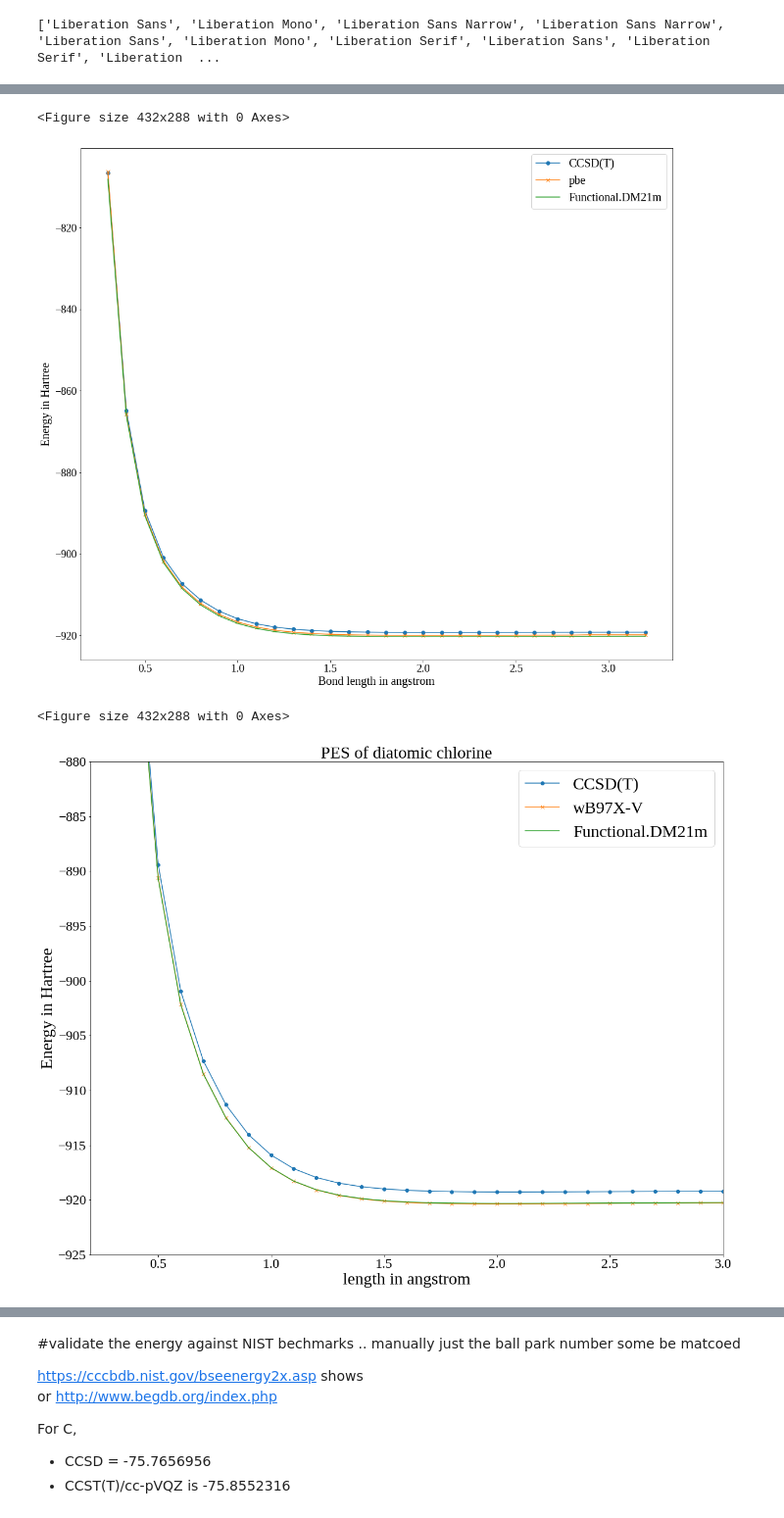
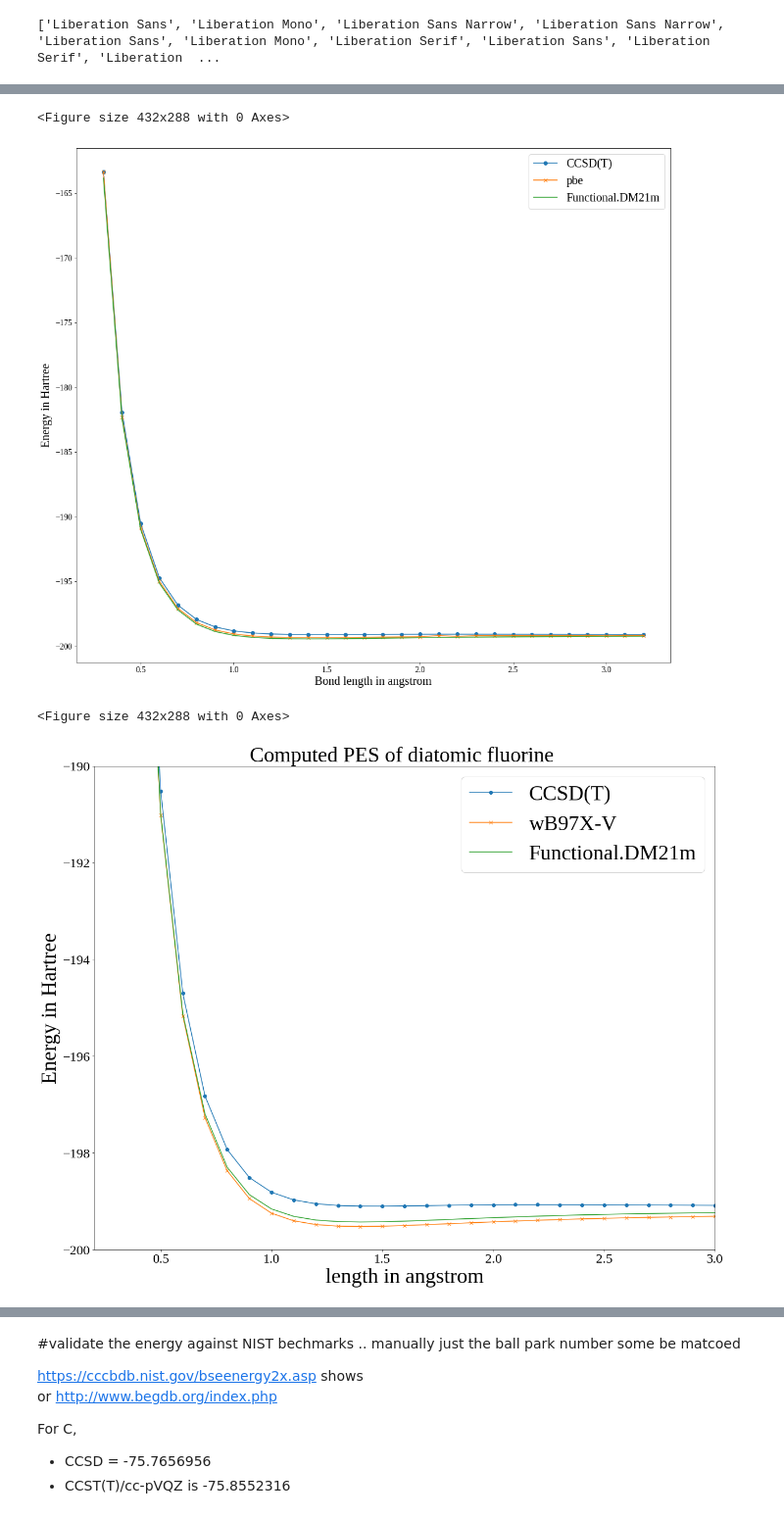
Before and after one commit to rajagopalmotivate/MLinQuantamScience, a Jupyter notebook: Nandri_Nandri_DM21_plot_energy_vs_bond_lenght_ver_J400_12_Jun_2022_WORKS_Well_H.ipynb, the cells around one changed output, grey strips where cells are left out. Shown at 98% size. Cells and saved outputs as stored; diff of their text form; code cells hidden in the pictures.

```diff
--- a/Nandri_Nandri_DM21_plot_energy_vs_bond_lenght_ver_J400_12_Jun_2022_WORKS_Well_H.ipynb
+++ b/Nandri_Nandri_DM21_plot_energy_vs_bond_lenght_ver_J400_12_Jun_2022_WORKS_Well_H.ipynb
@@ -13,3 +7,9 @@ elementname ='Cl'
+# %%
+EXPNO ='ENERGYVsBOND_0003_F'
+
+dictPeriodicTable = {'F': 9}
+
+elementname ='F'
 # %%
 firstTimeorRestart = True
 # %% [markdown]
@@ -887,11 +987,11 @@ choiceDFT = ['CCSDT',   'pbe' ,    'Functional.DM21m']
 plotNand(choiceDFT , myfigsize=(18, 16), myfontsize=20)
 # %% [output]
 <Figure size 432x288 with 0 Axes>
-[figure, old version]
+[figure, new version]
 # %%
 choiceDFT = ['CCSDT', 'wB97X-V' , 'Functional.DM21m']
 
-plotNandZOOM(choiceDFT , myfigsize=(20, 16), myfontsize=30, ylimits = [-925, -880], xlimits = [0.2, 3], mytitle='PES of diatomic chlorine')
+plotNandZOOM(choiceDFT , myfigsize=(20, 16), myfontsize=38, ylimits =  [-200, -190], xlimits = [0.2, 3], mytitle='Computed PES of diatomic fluorine ')
 # %% [output]
 <Figure size 432x288 with 0 Axes>
-[figure, old version]
+[figure, new version]
```
Also changed, not shown: parts of 34 cells of this notebook.
